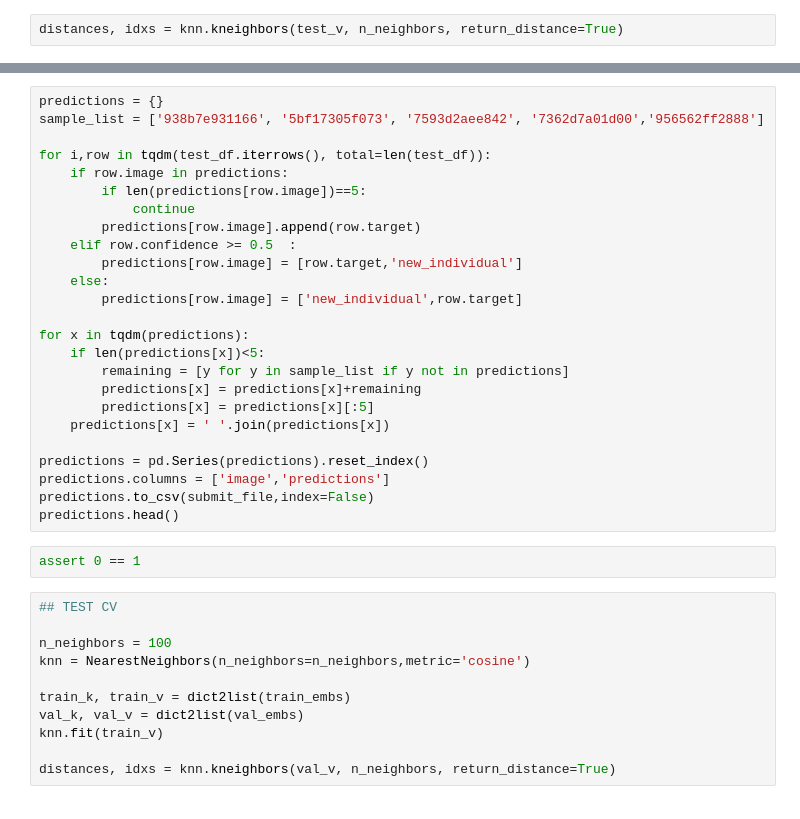
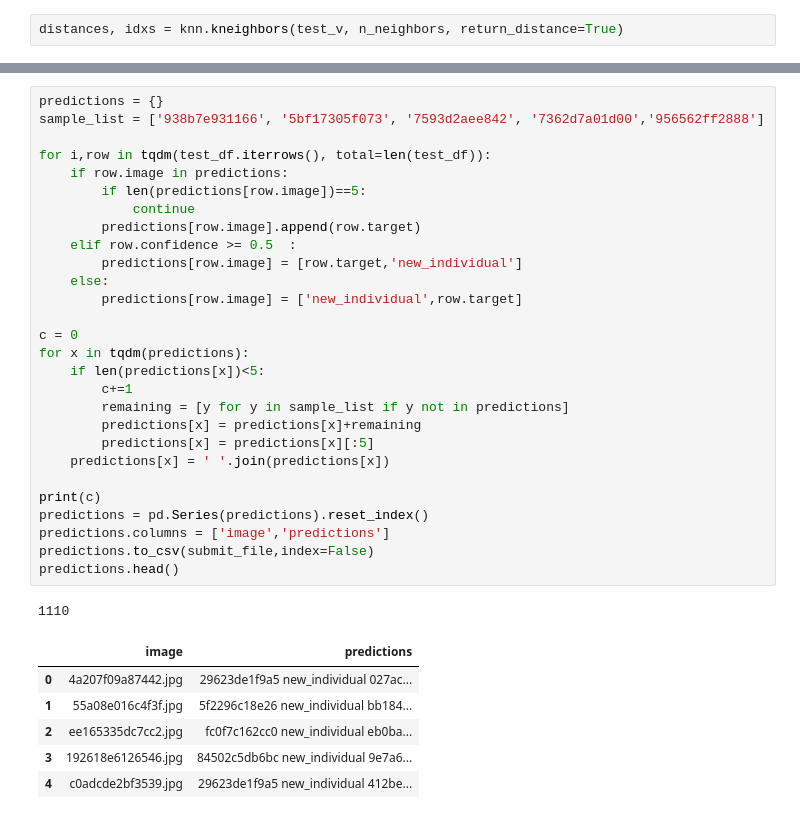
Before and after one commit to ptran1203/whale, a Jupyter notebook: submission.ipynb, the cells around one changed output, grey strips where cells are left out. Saved outputs shown, nothing was run; the diff lists cells and outputs as text.

```diff
--- a/submission.ipynb
+++ b/submission.ipynb
@@ -212,38 +263,36 @@ test_df.image.value_counts().value_counts()
 # %%
 predictions = {}
 sample_list = ['938b7e931166', '5bf17305f073', '7593d2aee842', '7362d7a01d00','956562ff2888']
 
 for i,row in tqdm(test_df.iterrows(), total=len(test_df)):
     if row.image in predictions:
         if len(predictions[row.image])==5:
             continue
         predictions[row.image].append(row.target)
     elif row.confidence >= 0.5  :
         predictions[row.image] = [row.target,'new_individual']
     else:
         predictions[row.image] = ['new_individual',row.target]
 
+c = 0
 for x in tqdm(predictions):
     if len(predictions[x])<5:
+        c+=1
         remaining = [y for y in sample_list if y not in predictions]
         predictions[x] = predictions[x]+remaining
         predictions[x] = predictions[x][:5]
     predictions[x] = ' '.join(predictions[x])
 
+print(c)
 predictions = pd.Series(predictions).reset_index()
 predictions.columns = ['image','predictions']
 predictions.to_csv(submit_file,index=False)
 predictions.head()
+# %% [output]
+1110
+|  | image | predictions |
+| 0 | 4a207f09a87442.jpg | 29623de1f9a5 new_individual 027ac... |
+| 1 | 55a08e016c4f3f.jpg | 5f2296c18e26 new_individual bb184... |
+| 2 | ee165335dc7cc2.jpg | fc0f7c162cc0 new_individual eb0ba... |
+| 3 | 192618e6126546.jpg | 84502c5db6bc new_individual 9e7a6... |
+| 4 | c0adcde2bf3539.jpg | 29623de1f9a5 new_individual 412be... |
-# %%
-assert 0 == 1
-# %%
-## TEST CV
-
-n_neighbors = 100
-knn = NearestNeighbors(n_neighbors=n_neighbors,metric='cosine')
-
-train_k, train_v = dict2list(train_embs)
-val_k, val_v = dict2list(val_embs)
-knn.fit(train_v)
-
-distances, idxs = knn.kneighbors(val_v, n_neighbors, return_distance=True)
```
Also changed, not shown: parts of 7 cells of this notebook, 1 other file.
